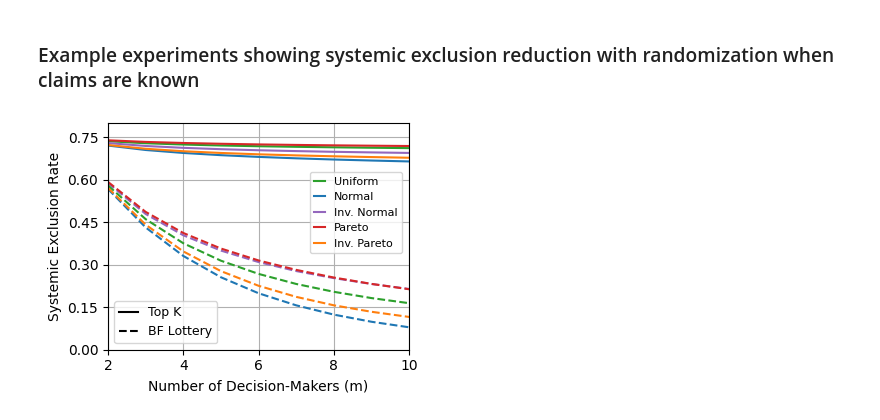
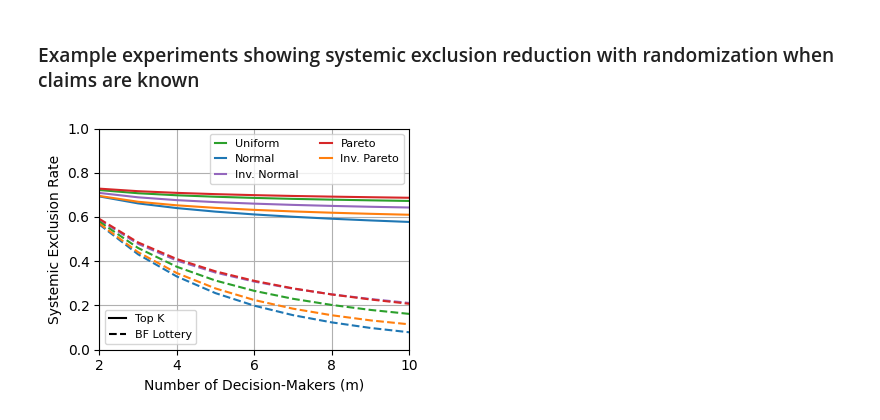
Before and after one commit to shomikj/randomization_for_fairness, a Jupyter notebook: claims_known/systemic_exclusion.ipynb, the cells around one changed output. Cells and saved outputs as stored; diff of their text form; code cells hidden in the pictures.

Commit message:
claims known

```diff
--- a/claims_known/systemic_exclusion.ipynb
+++ b/claims_known/systemic_exclusion.ipynb
@@ -5,58 +5,61 @@ from claims_known import experiment
 import matplotlib.pyplot as plt
 import matplotlib.lines as mlines
 # %%
+SR = 0.25
+NOISE = 0.05
+
 e = experiment("normal", 0.5, 0.15)
-normal = e.systemic_exclusion(partial=0, selection_rate=0.25, noise_std=0.025)
+normal = e.systemic_exclusion(partial=0, selection_rate=SR, noise_std=NOISE)
 
 e = experiment("inv_normal", 0.5, 0.15)
-inv_normal = e.systemic_exclusion(partial=0, selection_rate=0.25, noise_std=0.025)
+inv_normal = e.systemic_exclusion(partial=0, selection_rate=SR, noise_std=NOISE)
 
 e = experiment("uniform")
-uniform = e.systemic_exclusion(partial=0, selection_rate=0.25, noise_std=0.025)
+uniform = e.systemic_exclusion(partial=0, selection_rate=SR, noise_std=NOISE)
 
 e = experiment("pareto", 2, 1)
-pareto = e.systemic_exclusion(partial=0, selection_rate=0.25, noise_std=0.025)
+pareto = e.systemic_exclusion(partial=0, selection_rate=SR, noise_std=NOISE)
 
 e = experiment("inv_pareto", 2, 1)
-inv_pareto = e.systemic_exclusion(partial=0, selection_rate=0.25, noise_std=0.025)
+inv_pareto = e.systemic_exclusion(partial=0, selection_rate=SR, noise_std=NOISE)
 # %%
 plt.rcParams["figure.figsize"] = [4,3]
 fig, ax = plt.subplots()
 
 plt.plot(uniform["m"], uniform['determ'], color="#2ca02c", label="Uniform")
 plt.plot(normal["m"], normal['determ'], color="#1f77b4", label="Normal")
 plt.plot(inv_normal["m"], inv_normal['determ'], color="#9467bd", label="Inv. Normal")
 plt.plot(pareto["m"], pareto['determ'], color="#d62728", label="Pareto")
 plt.plot(inv_pareto["m"], inv_pareto['determ'], color="#ff7f0e", label="Inv. Pareto")
 
 plt.plot(normal["m"], normal['random'], linestyle="dashed", color="#1f77b4")
 plt.plot(inv_normal["m"], inv_normal['random'], linestyle="dashed", color="#9467bd")
 plt.plot(uniform["m"], uniform['random'], linestyle="dashed", color="#2ca02c")
 plt.plot(pareto["m"], pareto['random'], linestyle="dashed", color="#d62728")
 plt.plot(inv_pareto["m"], inv_pareto['random'], linestyle="dashed", color="#ff7f0e")
 
 
-first_legend = plt.legend(loc=(0.67, 0.425), handlelength=1, fontsize=8)
+first_legend = plt.legend(loc="upper right", ncols=2, handlelength=1, fontsize=8)
 ax = plt.gca().add_artist(first_legend)
 
 
 plt.xlim([2,10])
-plt.ylim([0,0.8])
-plt.yticks([0, 0.15, 0.3, 0.45, 0.6, 0.75])
+plt.ylim([0,1.0])
+#plt.yticks([0, 0.15, 0.3, 0.45, 0.6, 0.75])
 plt.ylabel("Systemic Exclusion Rate")
 plt.xlabel("Number of Decision-Makers (m)")
 
 blue_line = mlines.Line2D([], [], color='k', linestyle="-", label="Top K")
 blue_line2 = mlines.Line2D([], [], color='k', linestyle="--", label="BF Lottery")
 
-plt.legend(handles=[blue_line, blue_line2], loc="lower left", handlelength=1.5, fontsize=9)
+plt.legend(handles=[blue_line, blue_line2], loc="lower left", handlelength=1.5, fontsize=8)
 
 plt.grid()
 plt.tight_layout()
-plt.savefig('1_claims_ser.jpg', format='jpg', dpi=500)
+plt.savefig('claims_ser_25_5.jpg', format='jpg', dpi=500)
 plt.show()
 # %% [output]
-[figure, old version]
+[figure, new version]
 # %%
 e = experiment("normal", 0.5, 0.15)
 normal = e.systemic_exclusion(partial=0, selection_rate=0.5, noise_std=0.025)
```
Also changed, not shown: parts of 1 cell of this notebook, 50 other files.
